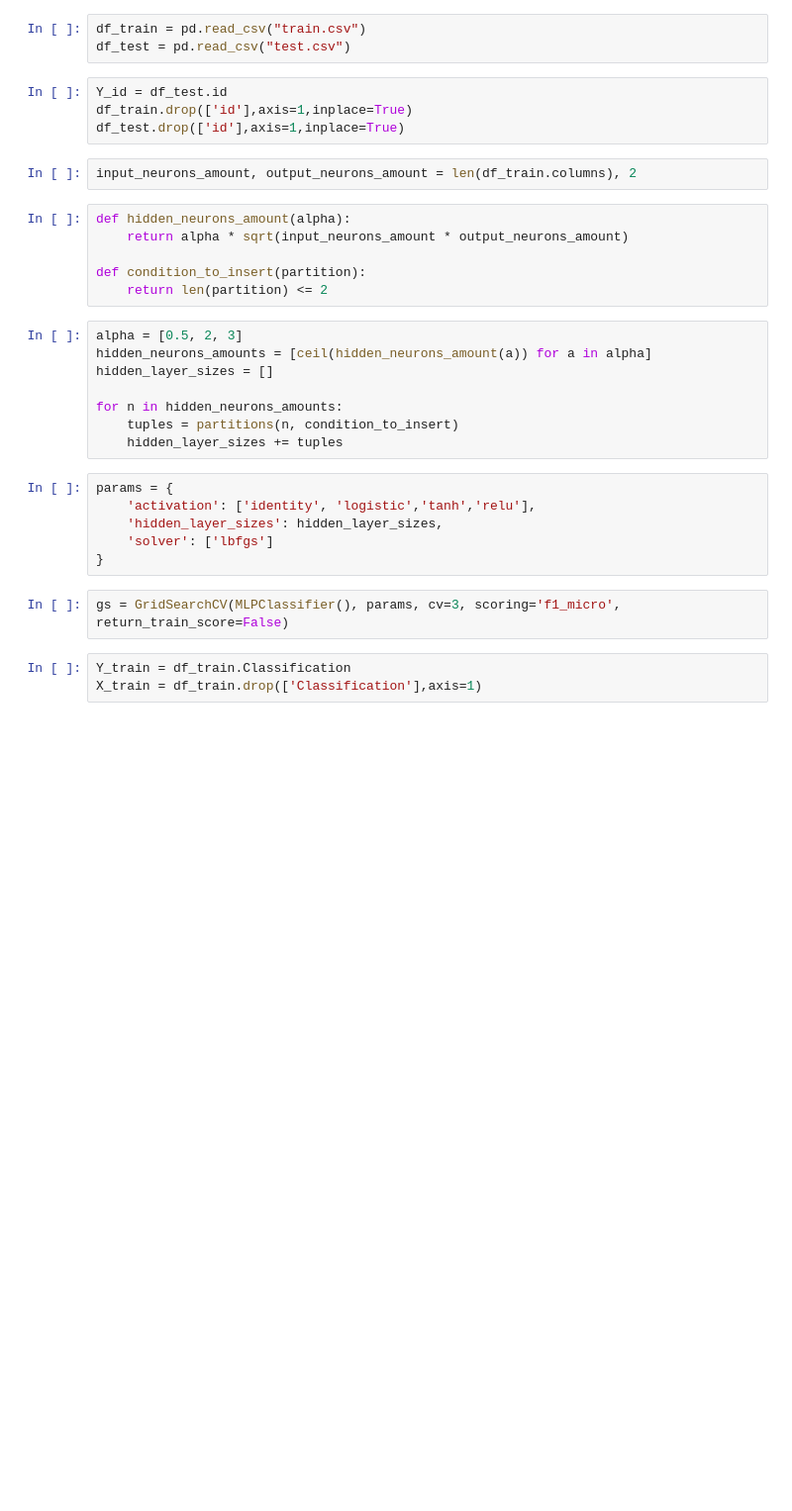
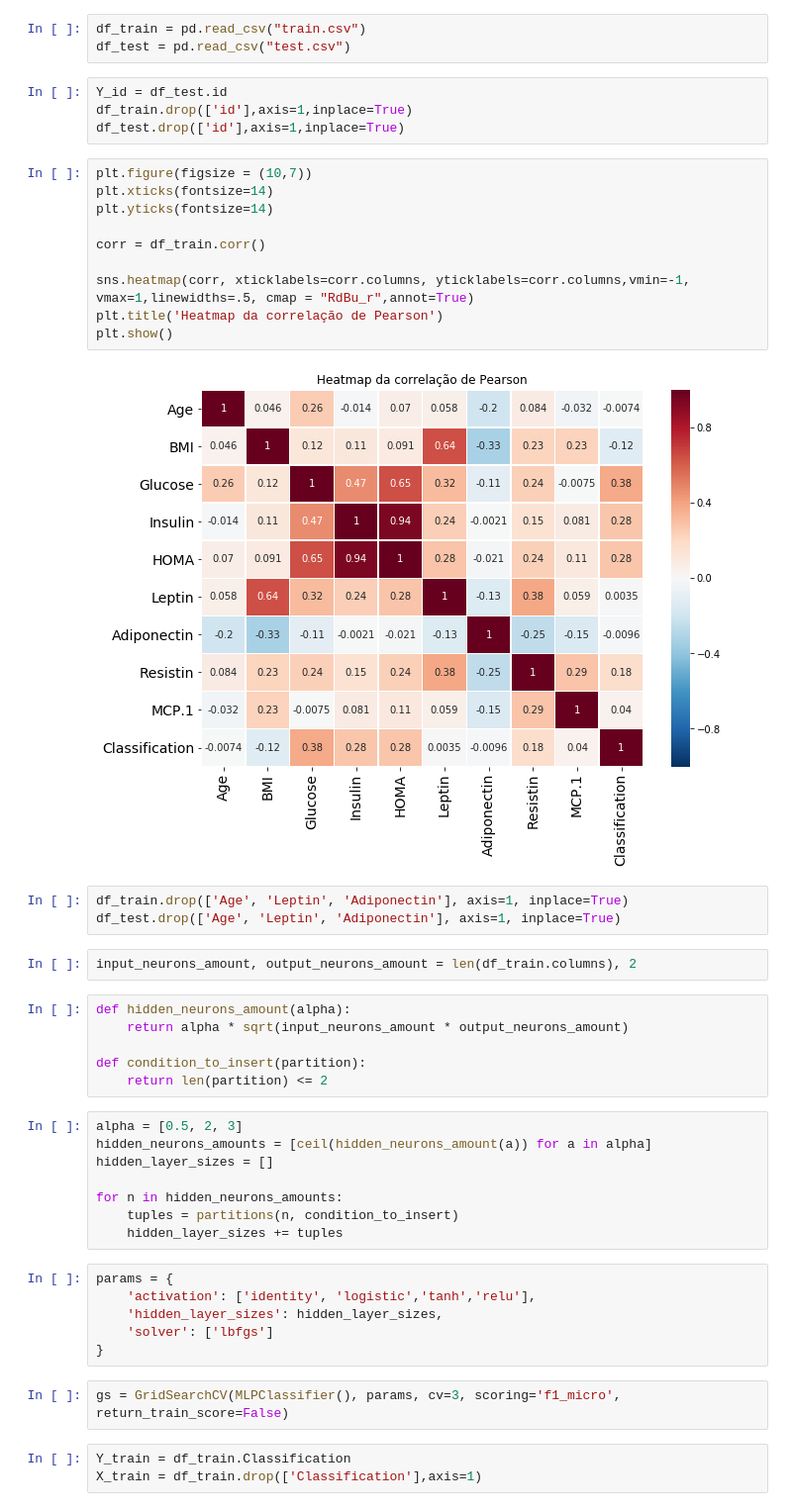
Before and after one commit to llucasreis/RNA-2018.2, a Jupyter notebook: practical-project-5/Atividade_5.ipynb, the cells around one changed output. Shown: that part at 99% size. Saved outputs shown, nothing was run; the diff lists cells and outputs as text; blank space fills up the shorter version.

```diff
--- a/practical-project-5/Atividade_5.ipynb
+++ b/practical-project-5/Atividade_5.ipynb
@@ -14,6 +20,21 @@ df_test = pd.read_csv("test.csv")
 Y_id = df_test.id
 df_train.drop(['id'],axis=1,inplace=True)
 df_test.drop(['id'],axis=1,inplace=True)
+# %%
+plt.figure(figsize = (10,7))
+plt.xticks(fontsize=14)
+plt.yticks(fontsize=14)
+
+corr = df_train.corr()
+
+sns.heatmap(corr, xticklabels=corr.columns, yticklabels=corr.columns,vmin=-1, vmax=1,linewidths=.5, cmap = "RdBu_r",annot=True)
+plt.title('Heatmap da correlação de Pearson')
+plt.show()
+# %% [output]
+[figure, added]
+# %%
+df_train.drop(['Age', 'Leptin', 'Adiponectin'], axis=1, inplace=True)
+df_test.drop(['Age', 'Leptin', 'Adiponectin'], axis=1, inplace=True)
 # %%
 input_neurons_amount, output_neurons_amount = len(df_train.columns), 2
 # %%
```
Also changed, not shown: parts of 3 cells of this notebook.
